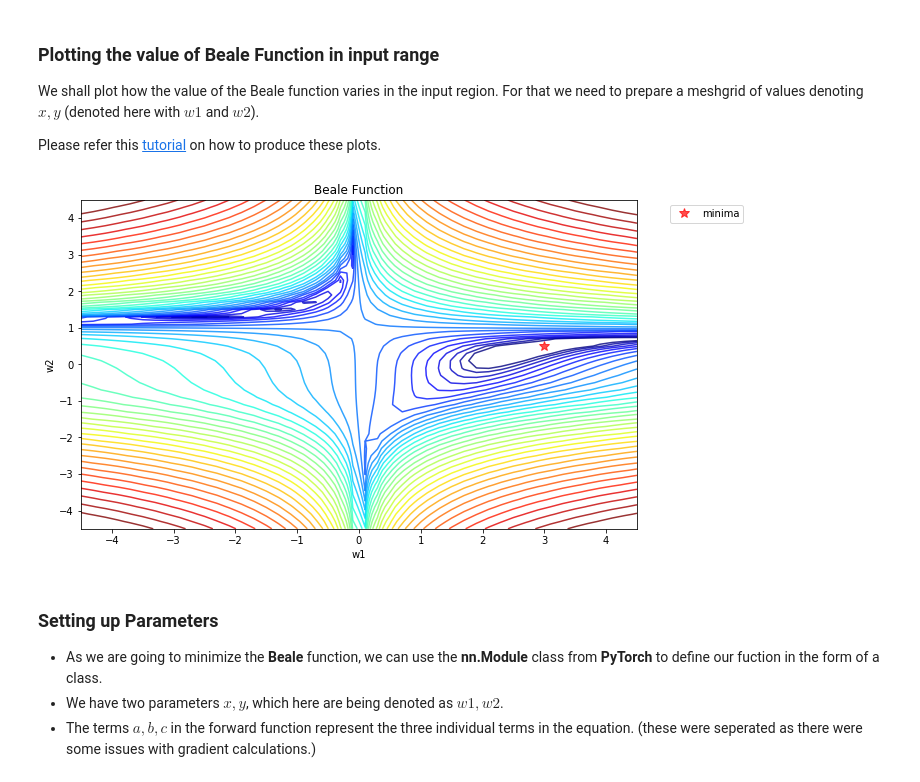
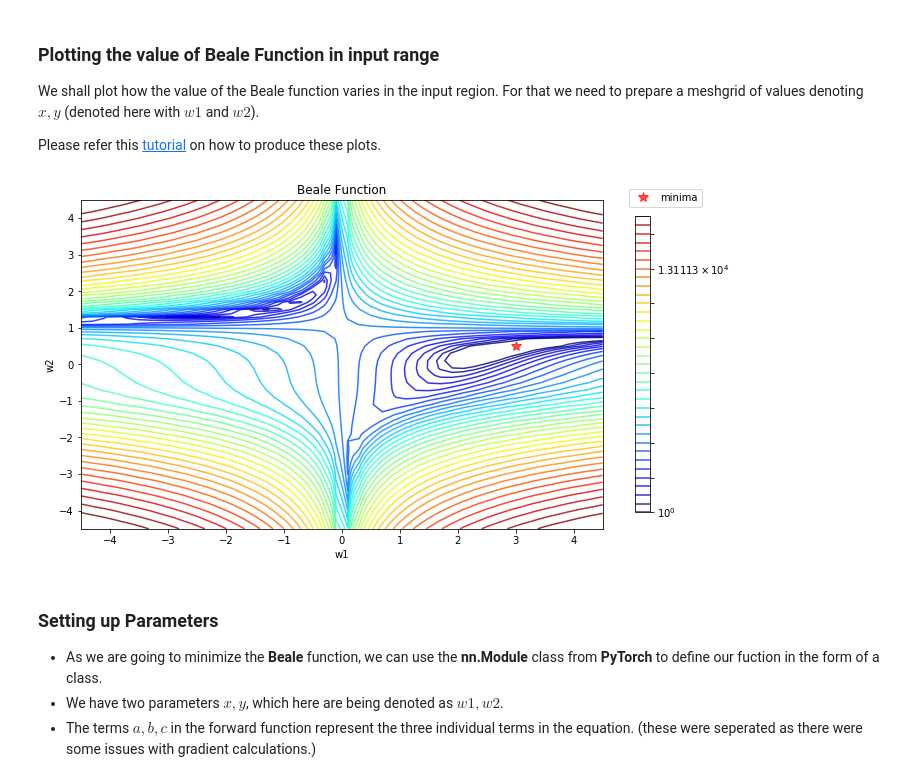
Before and after one commit to pranaymodukuru/OptimizationTrajectoryPlots, a Jupyter notebook: OptimizationTrajectory_Initialization.ipynb, the cells around one changed output. Cells and saved outputs as stored; diff of their text form; code cells hidden in the pictures.

```diff
--- a/OptimizationTrajectory_Initialization.ipynb
+++ b/OptimizationTrajectory_Initialization.ipynb
@@ -62,17 +64,18 @@ w1, w2 = np.meshgrid(np.arange(w1_min, w1_max + w1_step, w1_step), np.arange(w2_
 losses = f(w1, w2)
 # %%
 fig, ax = plt.subplots(figsize=(10, 6))
-ax.contour(w1, w2, losses, levels=np.logspace(0, 5, 35), norm=LogNorm(), cmap=plt.cm.jet, alpha = 0.8)
+cs = ax.contour(w1, w2, losses, levels=np.logspace(0, 5, 35), norm=LogNorm(), cmap=plt.cm.jet, alpha = 0.8)
 ax.plot(*minima_, 'r*', color='r',markersize=10, alpha=0.7, label='minima')
 ax.set_xlabel('w1')
 ax.set_ylabel('w2')
 ax.set_xlim((w1_min, w1_max))
 ax.set_ylim((w2_min, w2_max))
-ax.legend(bbox_to_anchor=(1.2, 1.))
+fig.colorbar(cs, ax=ax, shrink=0.9)
+ax.legend(bbox_to_anchor=(1.2, 1.05))
 ax.set_title("Beale Function")
 fig.tight_layout(rect=[0, 0.03, 1, 0.95])
 # %% [output]
-[figure, old version]
+[figure, new version]
 # %% [markdown]
 ### Setting up Parameters
 * As we are going to minimize the **Beale** function, we can use the **nn.Module** class from **PyTorch** to define our fuction in the form of a class.
```
Also changed, not shown: parts of 4 cells of this notebook.
